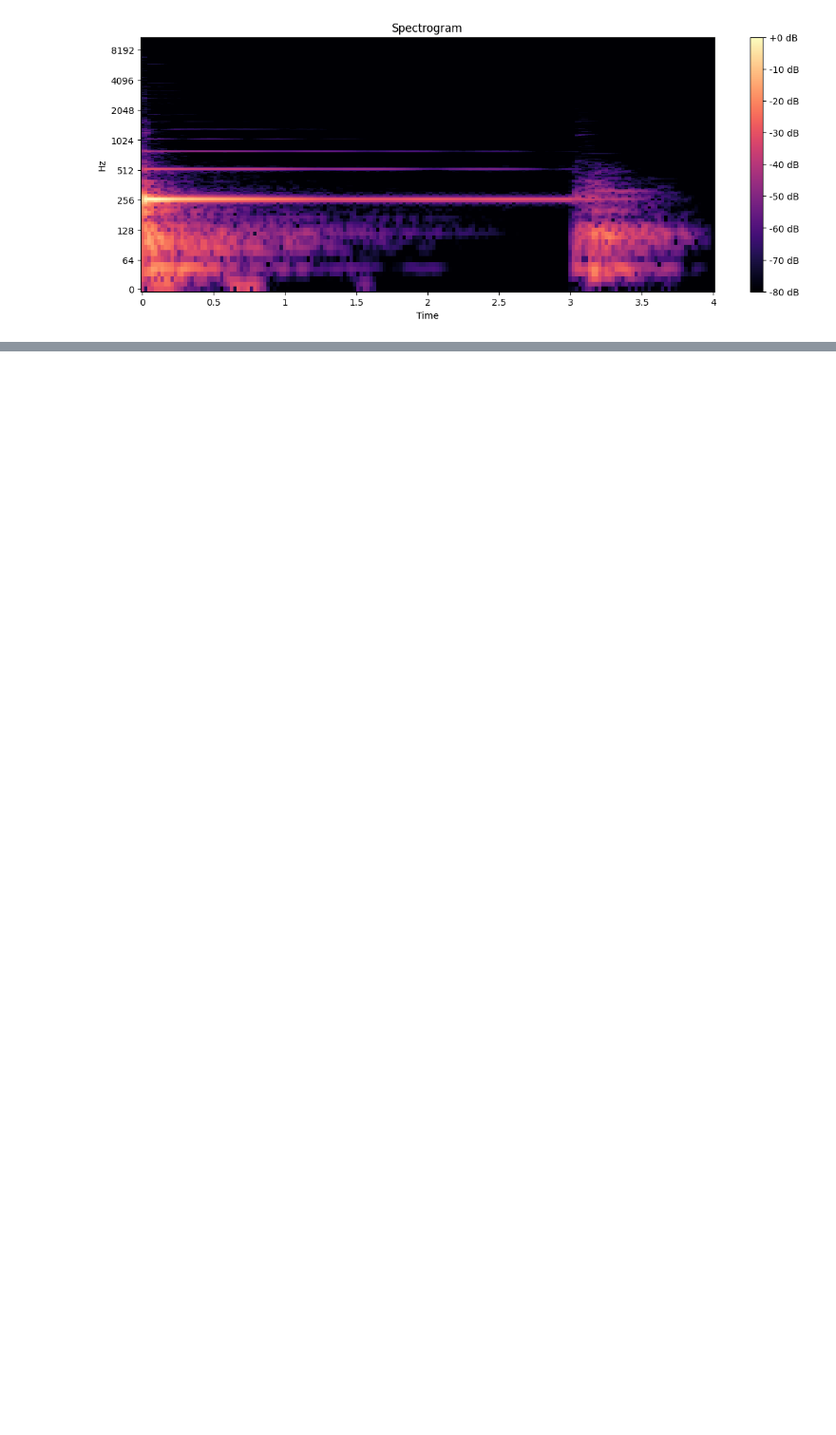
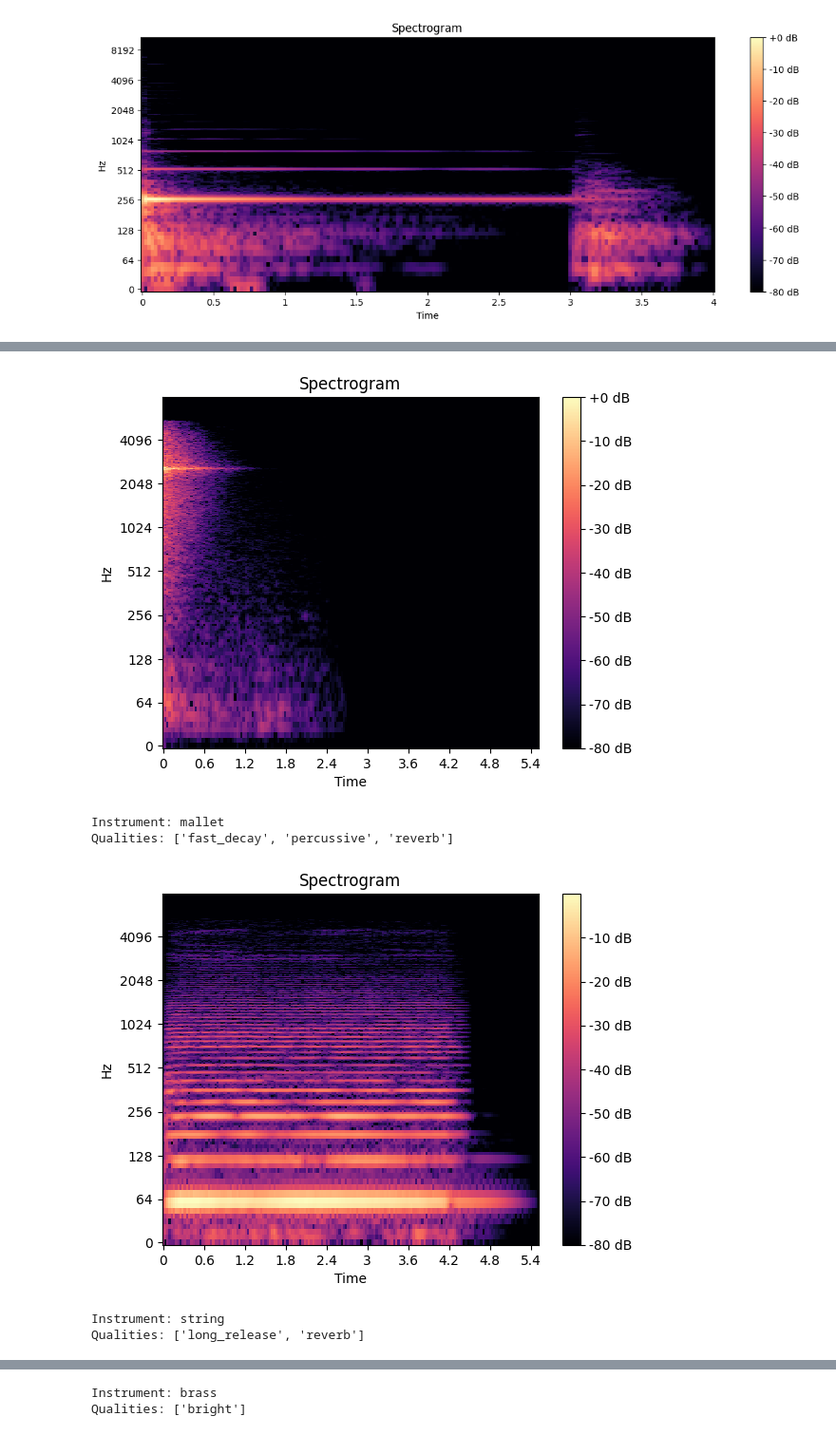
Before and after one commit to Anton-Tcholakov/fastai-playground, a Jupyter notebook: exercises/audio_classifier/audio_classifier.ipynb, the cells around one changed output, grey strips where cells are left out. Shown at 95% size. Drawn from its saved outputs; the diff is of its cells as text; code cells hidden in the pictures; blank space fills up the shorter version.

```diff
--- a/exercises/audio_classifier/audio_classifier.ipynb
+++ b/exercises/audio_classifier/audio_classifier.ipynb
@@ -98,0 +243,3 @@ for key, _ in examples.items():
+# %%
+instrument_vocab = ['bass', 'brass', 'flute', 'guitar', 'keyboard', 'mallet', 'organ', 'reed', 'string', 'synth_lead', 'vocal']
+qualities_vocab = ['bright', 'dark', 'distortion', 'fast_decay', 'long_release', 'multiphonic', 'nonlinear_env', 'percussive', 'reverb', 'tempo-synced']
@@ -122,0 +294,9 @@ dls.show_batch()
+# %%
+ds = SpectrogramDataset('../../training-data/nsynth-valid')
+ds_length = len(ds)
+
+## Split the dataset into training and validation sets
+train_ds = ds[:int(ds_length * 0.8)]
+valid_ds = ds[int(ds_length * 0.8):]
+
+combined_dls = DataLoaders.from_dsets(train_ds, valid_ds, bs=32, batch_tfms=IntToFloatTensor)
@@ -122,0 +307,24 @@ dls.show_batch()
+# %%
+import matplotlib.pyplot as plt
+
+xs, ys = combined_dls.one_batch()
+for idx in range(3):
+    x, y = xs[idx][0], ys[idx]
+
+    librosa.display.specshow(np.array(x.to('cpu')), sr=16000, x_axis='time', y_axis='log')
+    plt.colorbar(format='%+2.0f dB')
+    plt.title('Spectrogram')
+    plt.show()
+
+    instrument = instrument_vocab[torch.argmax(y[:11])]
+    print(f'Instrument: {instrument}')
+
+    qualitities = map(lambda quality: qualities_vocab[quality], (y[11:]>0.5).nonzero())
+    print(f'Qualities: {list(qualitities)}')
+# %% [output]
+[figure, added]
+Instrument: mallet
+Qualities: ['fast_decay', 'percussive', 'reverb']
+[figure, added]
+Instrument: string
+Qualities: ['long_release', 'reverb']
@@ -122,0 +332,2 @@ dls.show_batch()
+Instrument: brass
+Qualities: ['bright']
```
Also changed, not shown: parts of 43 cells of this notebook.
